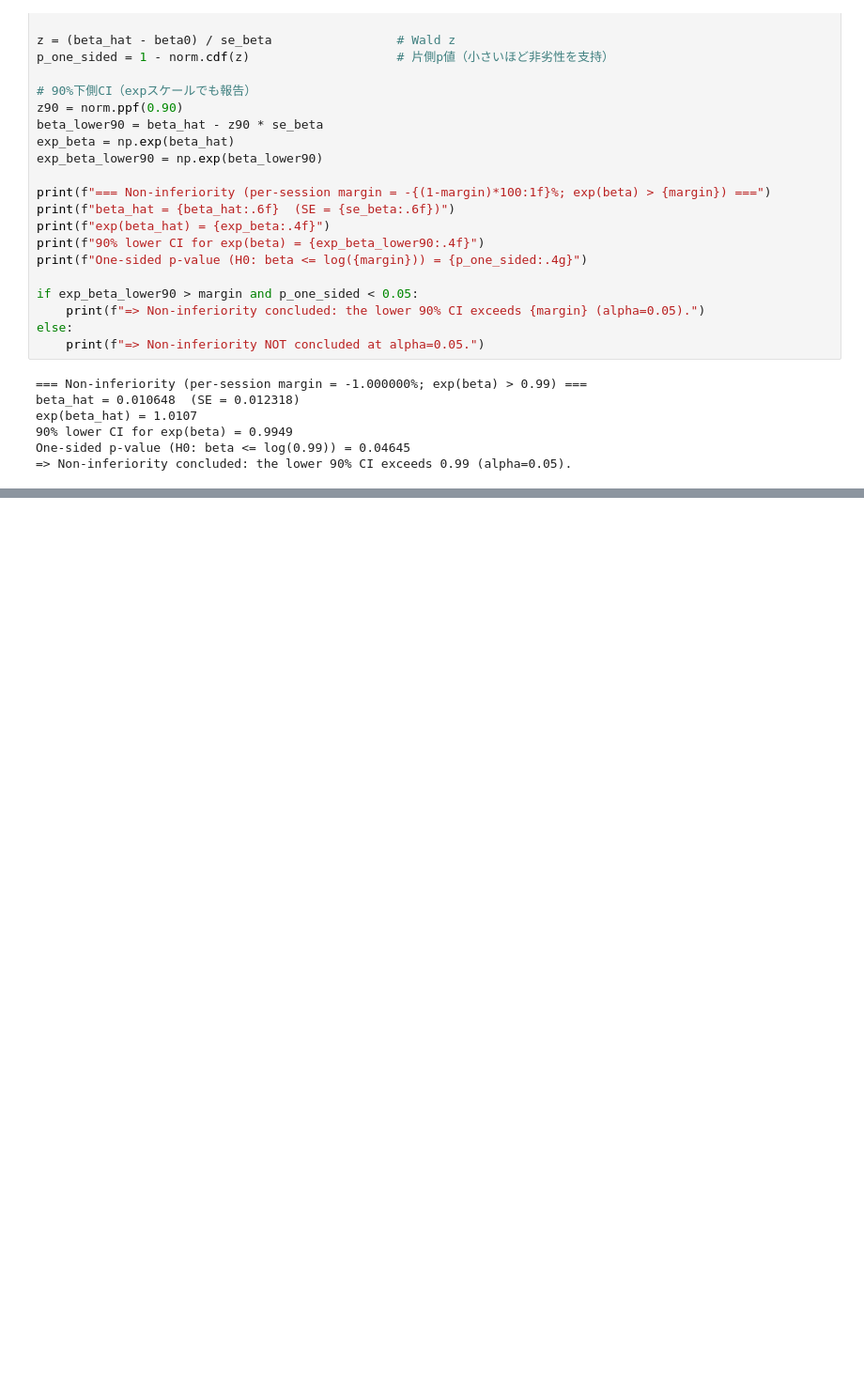
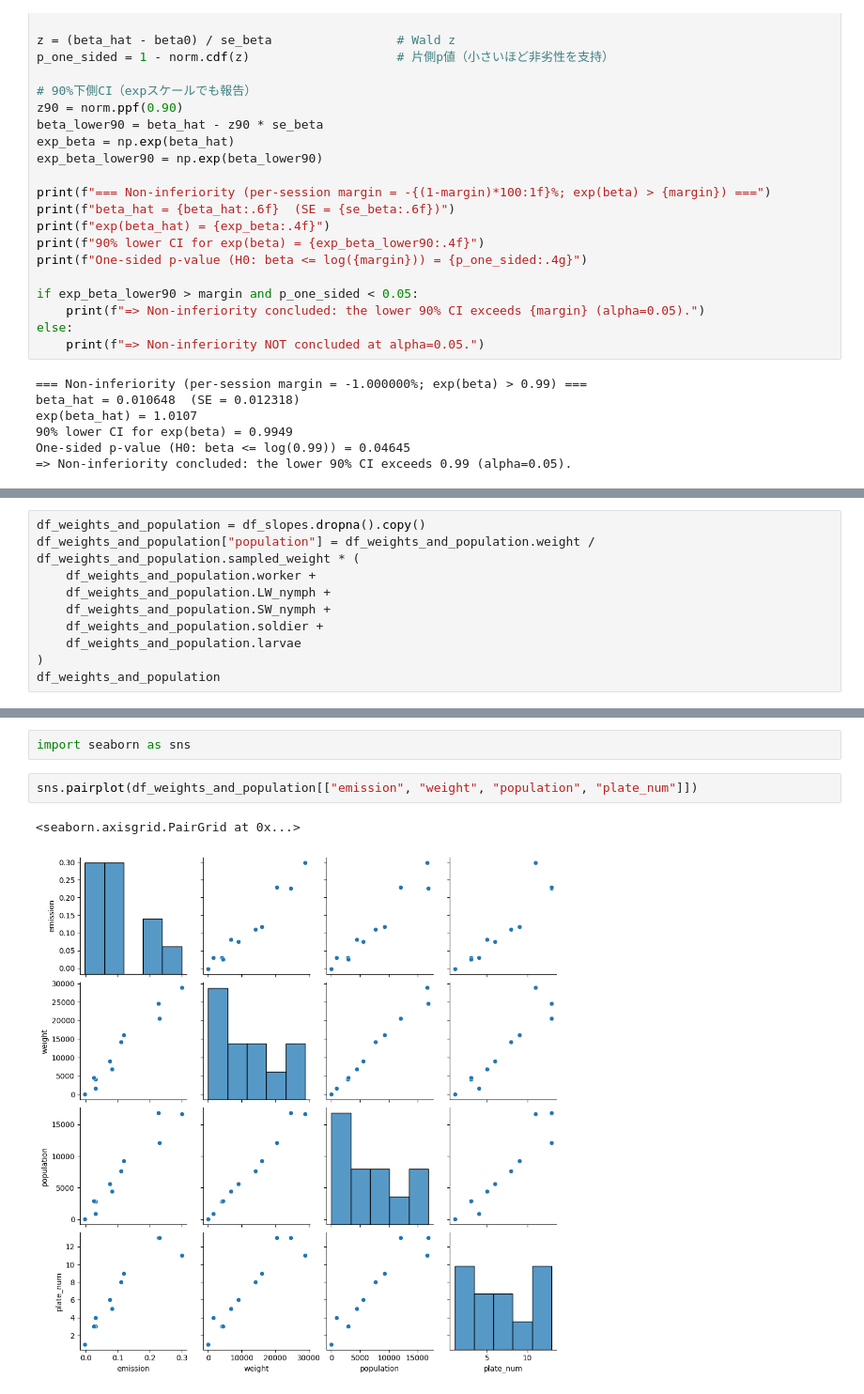
Before and after one commit to yabe-k/Termite-colony-size-estimation, a Jupyter notebook: analysis_and_visualization.ipynb, the cells around one changed output, grey strips where cells are left out. Shown at 94% size. Cells and saved outputs as stored; diff of their text form; blank space fills up the shorter version.

```diff
--- a/analysis_and_visualization.ipynb
+++ b/analysis_and_visualization.ipynb
@@ -590,0 +607,10 @@ One-sided p-value (H0: beta <= log(0.99)) = 0.04645
+# %%
+df_weights_and_population = df_slopes.dropna().copy()
+df_weights_and_population["population"] = df_weights_and_population.weight / df_weights_and_population.sampled_weight * (
+    df_weights_and_population.worker +
+    df_weights_and_population.LW_nymph +
+    df_weights_and_population.SW_nymph +
+    df_weights_and_population.soldier +
+    df_weights_and_population.larvae
+)
+df_weights_and_population
@@ -590,0 +631,7 @@ One-sided p-value (H0: beta <= log(0.99)) = 0.04645
+# %%
+import seaborn as sns
+# %%
+sns.pairplot(df_weights_and_population[["emission", "weight", "population", "plate_num"]])
+# %% [output]
+<seaborn.axisgrid.PairGrid at 0x...>
+[figure, added]
```
Also changed, not shown: parts of 23 cells of this notebook, 2 other files.
